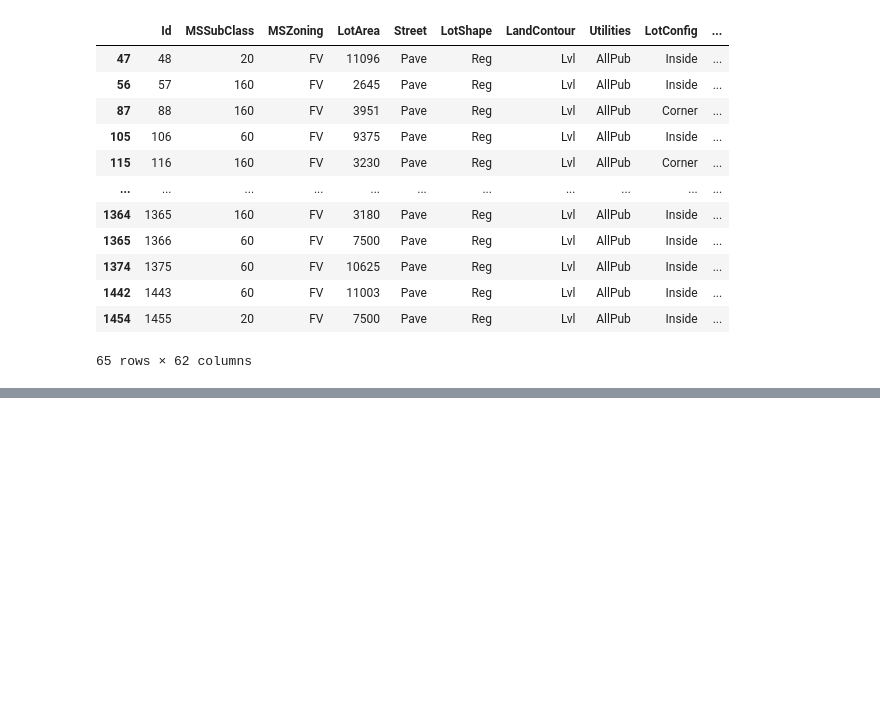
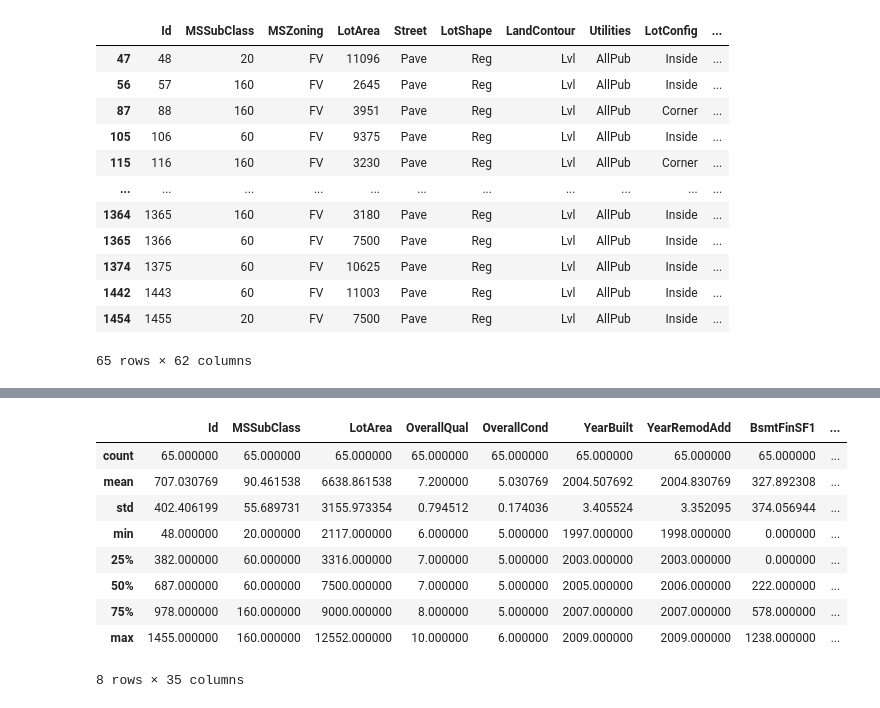
Before and after one commit to AylaPAv/HousePrices, a Jupyter notebook: house-prices/house_prices_2.ipynb, the cells around one changed output, grey strips where cells are left out. Saved outputs shown, nothing was run; the diff lists cells and outputs as text; code cells hidden in the pictures; blank space fills up the shorter version.

```diff
--- a/house-prices/house_prices_2.ipynb
+++ b/house-prices/house_prices_2.ipynb
@@ -132,0 +153,13 @@ KeyError: 'MSZoning'
+# %%
+dfTrain.query("MSZoning == 'FV'").describe()
+# %% [output]
+|  | Id | MSSubClass | LotArea | OverallQual | OverallCond | YearBuilt | YearRemodAdd | BsmtFinSF1 | ... |
+| count | 65.000000 | 65.000000 | 65.000000 | 65.000000 | 65.000000 | 65.000000 | 65.000000 | 65.000000 | ... |
+| mean | 707.030769 | 90.461538 | 6638.861538 | 7.200000 | 5.030769 | 2004.507692 | 2004.830769 | 327.892308 | ... |
+| std | 402.406199 | 55.689731 | 3155.973354 | 0.794512 | 0.174036 | 3.405524 | 3.352095 | 374.056944 | ... |
+| min | 48.000000 | 20.000000 | 2117.000000 | 6.000000 | 5.000000 | 1997.000000 | 1998.000000 | 0.000000 | ... |
+| 25% | 382.000000 | 60.000000 | 3316.000000 | 7.000000 | 5.000000 | 2003.000000 | 2003.000000 | 0.000000 | ... |
+| 50% | 687.000000 | 60.000000 | 7500.000000 | 7.000000 | 5.000000 | 2005.000000 | 2006.000000 | 222.000000 | ... |
+| 75% | 978.000000 | 160.000000 | 9000.000000 | 8.000000 | 5.000000 | 2007.000000 | 2007.000000 | 578.000000 | ... |
+| max | 1455.000000 | 160.000000 | 12552.000000 | 10.000000 | 6.000000 | 2009.000000 | 2009.000000 | 1238.000000 | ... |
+8 rows × 35 columns
```
Also changed, not shown: parts of 1 cell of this notebook.
